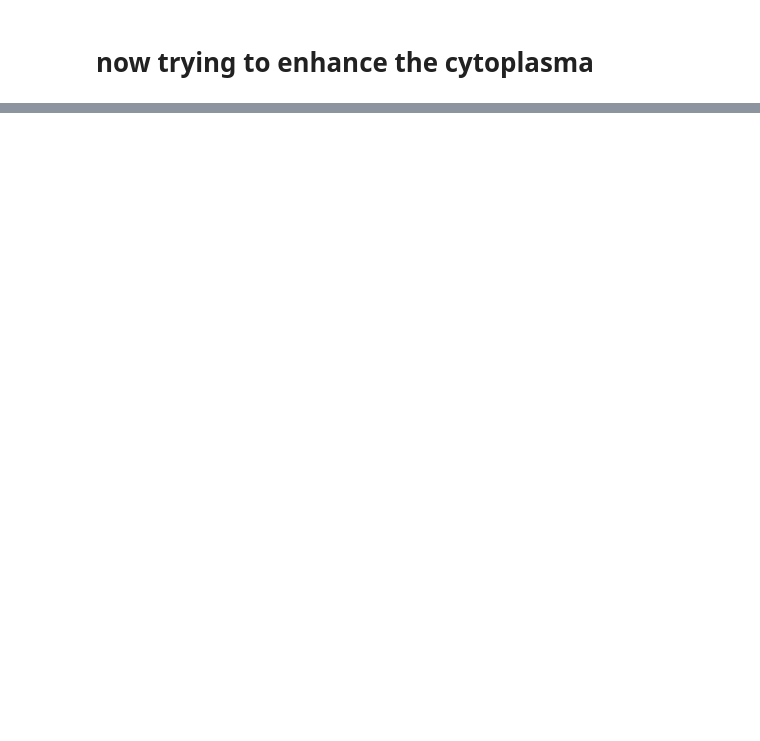
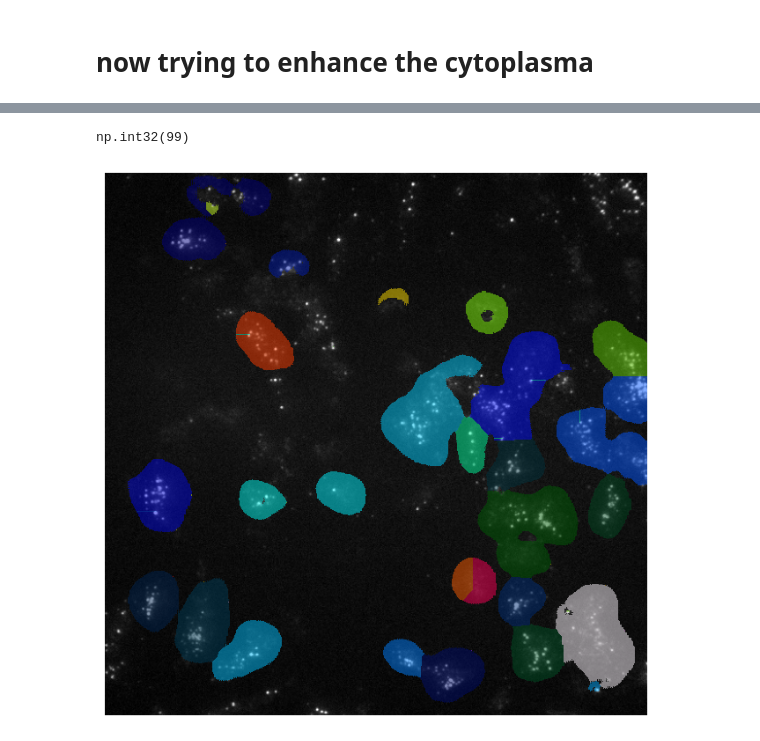
Before and after one commit to huyenanh-nguyen/MT_IRAK4, a Jupyter notebook: IRAK4_Pytorch.ipynb, the cells around one changed output, grey strips where cells are left out. Drawn from its saved outputs; the diff is of its cells as text; code cells hidden in the pictures; blank space fills up the shorter version.

```diff
--- a/IRAK4_Pytorch.ipynb
+++ b/IRAK4_Pytorch.ipynb
@@ -435,0 +495,6 @@ display(ui, out)
+# %%
+mask = tifffile.imread(
+    "cellpose_training/Mask/20221216 3nM 231-A8_NEMO_TRAF6_1um_38mol 001minusdark_0100_masks.tif"
+)
+
+foreground, centers = instance_to_targets(mask)
@@ -435,0 +517,8 @@ display(ui, out)
+# %%
+x = get_temporal_window(
+    merged_ind_norm,
+    t=100,
+    radius=2
+)
+
+print(x.shape)
@@ -435,0 +841,34 @@ display(ui, out)
+# %%
+labels.max()
+# %% [output]
+np.int32(99)
+# %%
+import numpy as np
+import matplotlib.pyplot as plt
+
+plt.figure(figsize=(8, 8))
+
+# Original image
+plt.imshow(
+    merged_ind_norm[t],
+    cmap="gray"
+)
+
+# Make background transparent
+labels_masked = np.ma.masked_where(
+    labels == 0,
+    labels
+)
+
+# Overlay cells
+plt.imshow(
+    labels_masked,
+    cmap='gist_ncar',
+    alpha=0.5,
+    interpolation="none"
+)
+
+plt.axis("off")
+plt.show()
+# %% [output]
+[figure, added]
```
Also changed, not shown: parts of 15 cells of this notebook, 2 other files.
